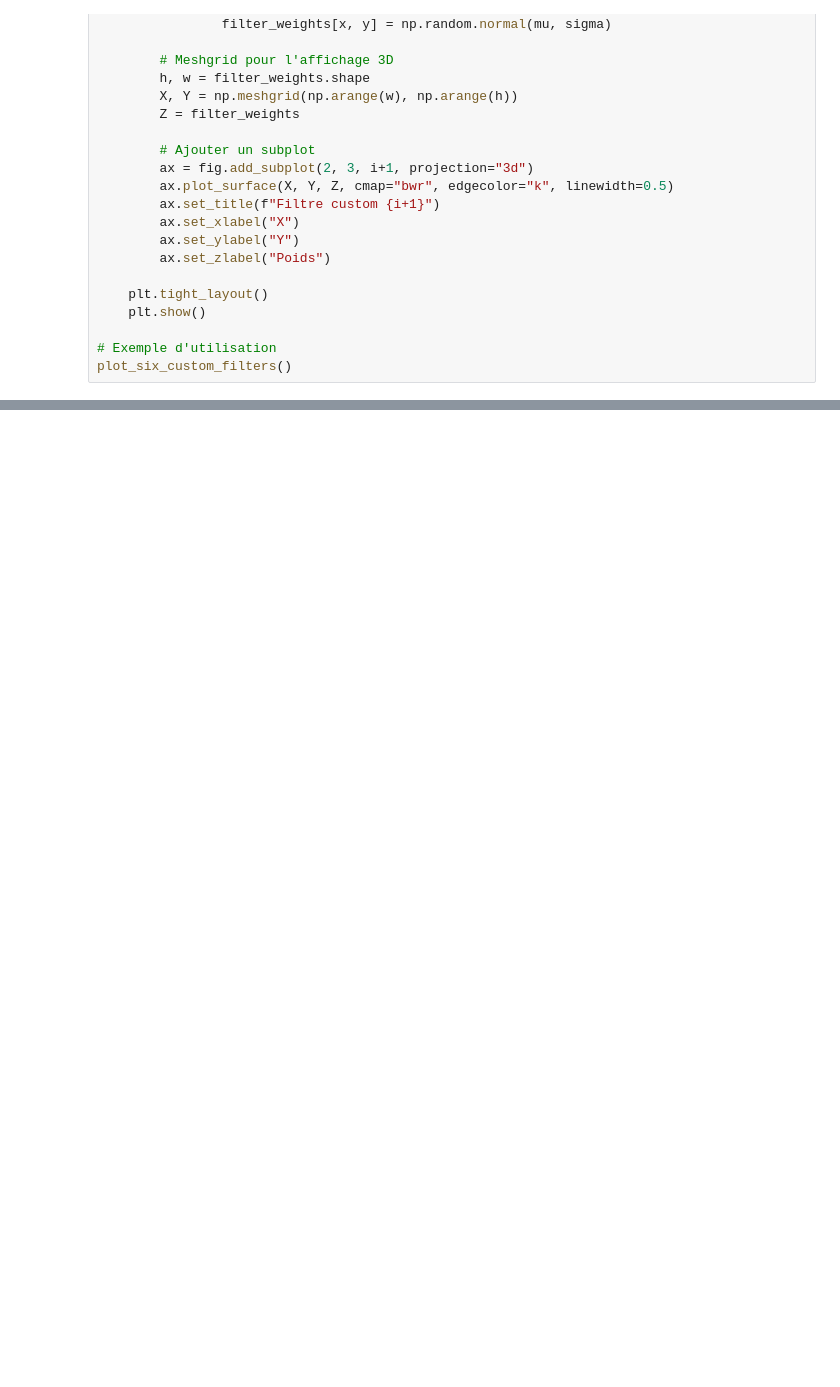
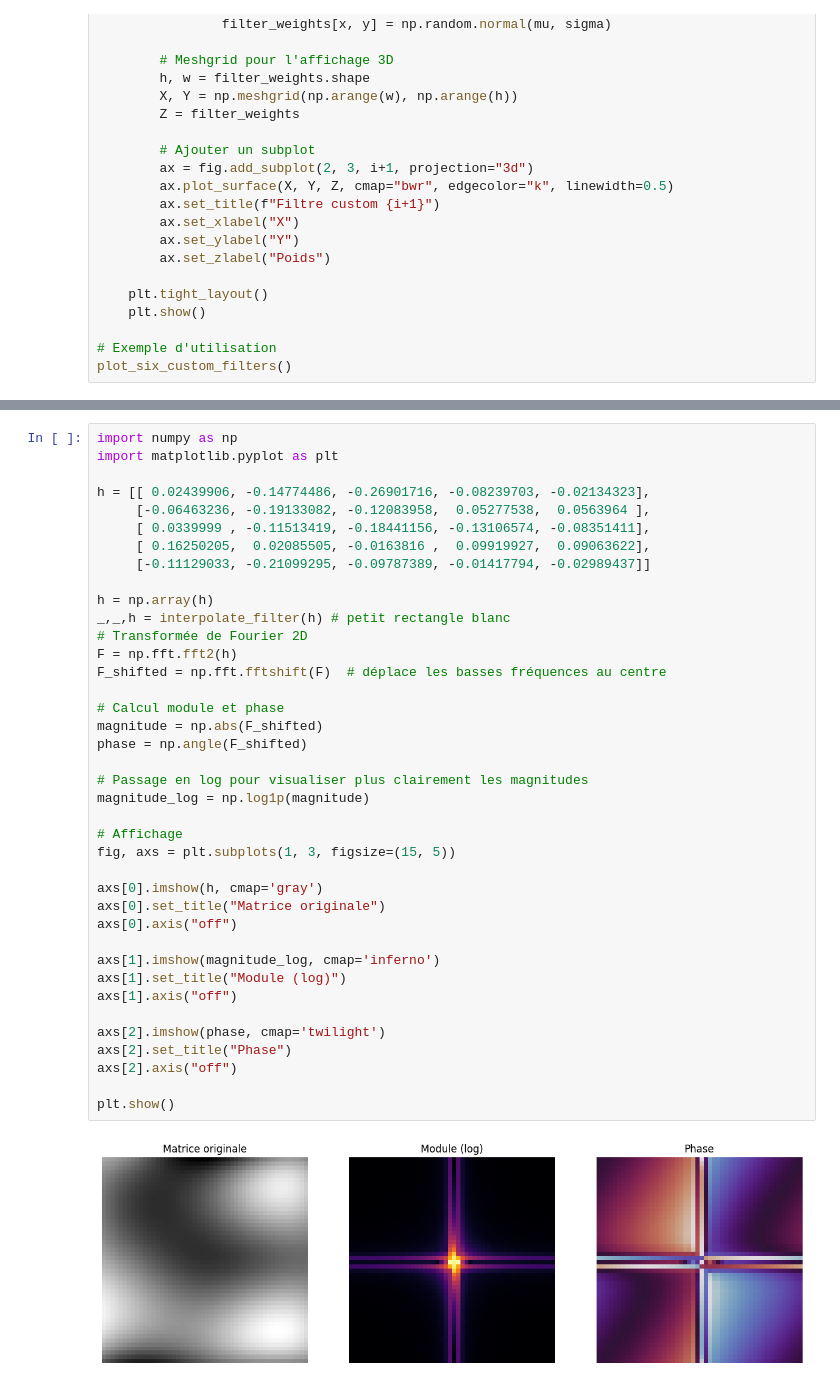
Before and after one commit to josselinteste/projet_es_ia_embarquee_CHALIN_TESTE, a Jupyter notebook: utilitaire.ipynb, the cells around one changed output, grey strips where cells are left out. Drawn from its saved outputs; the diff is of its cells as text; blank space fills up the shorter version.

Commit message:
Ajout de fonctions pour visualiser le module et la phase d'un filtre ainsi que calcule de la rugosité avec la norme de Sobolev sur un filtre donné

```diff
--- a/utilitaire.ipynb
+++ b/utilitaire.ipynb
@@ -454,0 +458,41 @@ Zsmooth, Z_schwartz = plot_filter_and_schwartz(filter_weights, smooth_factor=50,
+# %%
+import numpy as np
+import matplotlib.pyplot as plt
+
+h = [[ 0.02439906, -0.14774486, -0.26901716, -0.08239703, -0.02134323],
+     [-0.06463236, -0.19133082, -0.12083958,  0.05277538,  0.0563964 ],
+     [ 0.0339999 , -0.11513419, -0.18441156, -0.13106574, -0.08351411],
+     [ 0.16250205,  0.02085505, -0.0163816 ,  0.09919927,  0.09063622],
+     [-0.11129033, -0.21099295, -0.09787389, -0.01417794, -0.02989437]]
+
+h = np.array(h)
+_,_,h = interpolate_filter(h) # petit rectangle blanc
+# Transformée de Fourier 2D
+F = np.fft.fft2(h)
+F_shifted = np.fft.fftshift(F)  # déplace les basses fréquences au centre
+
+# Calcul module et phase
+magnitude = np.abs(F_shifted)
+phase = np.angle(F_shifted)
+
+# Passage en log pour visualiser plus clairement les magnitudes
+magnitude_log = np.log1p(magnitude)
+
+# Affichage
+fig, axs = plt.subplots(1, 3, figsize=(15, 5))
+
+axs[0].imshow(h, cmap='gray')
+axs[0].set_title("Matrice originale")
+axs[0].axis("off")
+
+axs[1].imshow(magnitude_log, cmap='inferno')
+axs[1].set_title("Module (log)")
+axs[1].axis("off")
+
+axs[2].imshow(phase, cmap='twilight')
+axs[2].set_title("Phase")
+axs[2].axis("off")
+
+plt.show()
+# %% [output]
+[figure, added]
```
Also changed, not shown: parts of 5 cells of this notebook, 1 other file.
